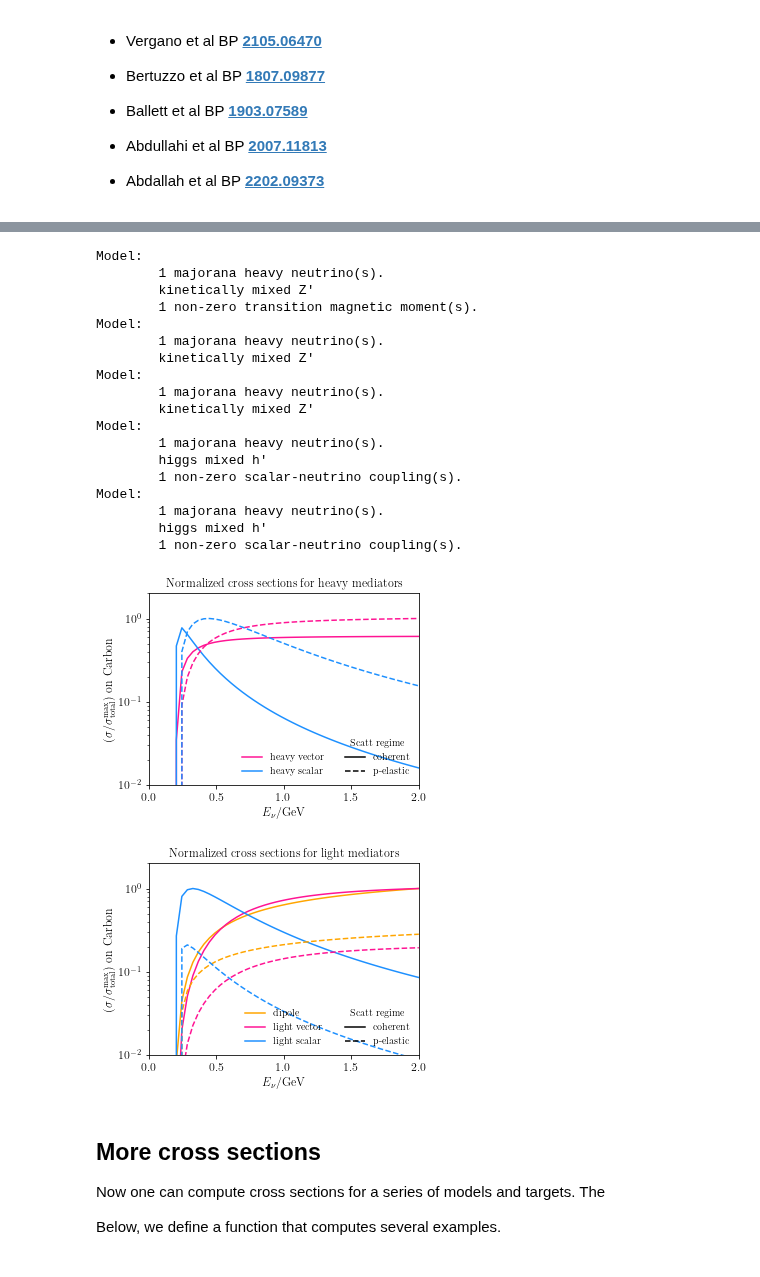
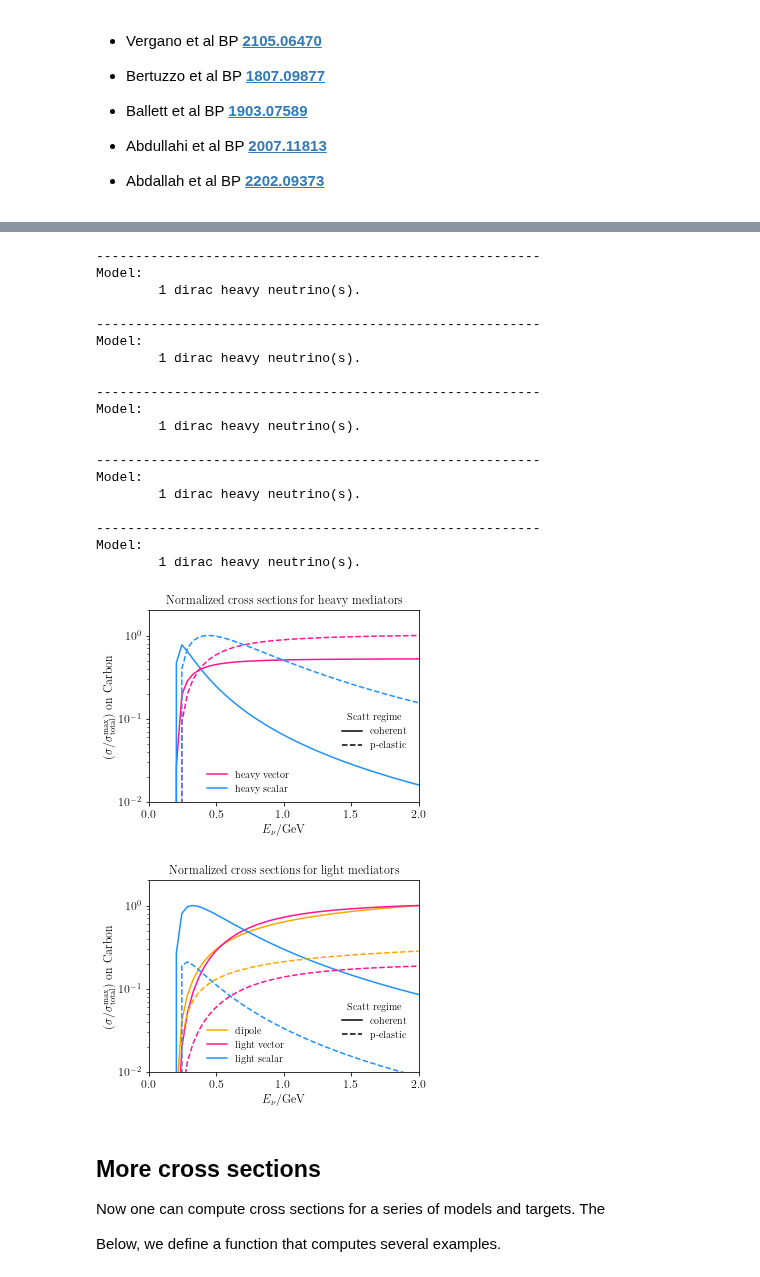
Before and after one commit to mhostert/DarkNews-generator, a Jupyter notebook: examples/Example_1_total_xsecs.ipynb, the cells around one changed output, grey strips where cells are left out. Saved outputs shown, nothing was run; the diff lists cells and outputs as text; code cells hidden in the pictures.

Commit message:
optimize the model class and interface with GenLauncher, and added name

```diff
--- a/examples/Example_1_total_xsecs.ipynb
+++ b/examples/Example_1_total_xsecs.ipynb
@@ -213,10 +215,10 @@ plt.savefig("plots/example_2_xsec.pdf",dpi=400)
 # %%
 # create models
-dipole   = dn.model.create_3portal_HNL_model(name='dipole', m4 = 0.200, mu_tr_mu4=1e-6)
-vector_h   = dn.model.create_3portal_HNL_model(name='heavy vector', m4 = 0.200, epsilon=1e-3, Umu4=1e-3, mzprime=1.25)
-vector_l   = dn.model.create_3portal_HNL_model(name='light vector', m4 = 0.200, epsilon=1e-3, Umu4=1e-3, mzprime=0.03)
-scalar_h   = dn.model.create_3portal_HNL_model(name='heavy scalar', m4 = 0.200, s_mu4=1e-3, Umu4=0.0, theta=1e-3, mhprime=1.25, epsilon=0.0, gD=0.0)
-scalar_l   = dn.model.create_3portal_HNL_model(name='light scalar', m4 = 0.200, s_mu4=1e-3, Umu4=0.0, theta=1e-3, mhprime=0.03, epsilon=0.0, gD=0.0)
+dipole   = dn.model.ThreePortalModel(name='dipole', m4 = 0.200, mu_tr_mu4=1e-6)
+vector_h   = dn.model.ThreePortalModel(name='heavy vector', m4 = 0.200, epsilon=1e-3, Umu4=1e-3, mzprime=1.25)
+vector_l   = dn.model.ThreePortalModel(name='light vector', m4 = 0.200, epsilon=1e-3, Umu4=1e-3, mzprime=0.03)
+scalar_h   = dn.model.ThreePortalModel(name='heavy scalar', m4 = 0.200, s_mu4=1e-3, Umu4=0.0, theta=1e-3, mhprime=1.25, epsilon=0.0, gD=0.0)
+scalar_l   = dn.model.ThreePortalModel(name='light scalar', m4 = 0.200, s_mu4=1e-3, Umu4=0.0, theta=1e-3, mhprime=0.03, epsilon=0.0, gD=0.0)
 
 # dipole interaction flips helicity while dark photon conserves it -- the other helicity channel can be computed, but will be subdominant.
 common_kwargs = {'nu_projectile': pdg.numu, 'scattering_regime': 'coherent', 'nuclear_target': C12}
@@ -233,24 +235,25 @@ calculator_vector_l_pel   = dn.UpscatteringProcess(TheoryModel = vector_l, nu_up
 calculator_scalar_h_pel = dn.UpscatteringProcess(TheoryModel = scalar_h, nu_upscattered=scalar_h.neutrino4, helicity = 'flipping', **common_kwargs)
 calculator_scalar_l_pel = dn.UpscatteringProcess(TheoryModel = scalar_l, nu_upscattered=scalar_l.neutrino4, helicity = 'flipping', **common_kwargs)
 # %% [output]
+---------------------------------------------------------
 Model:
-        1 majorana heavy neutrino(s).
-        kinetically mixed Z'
-        1 non-zero transition magnetic moment(s).
+        1 dirac heavy neutrino(s).
+
+---------------------------------------------------------
 Model:
-        1 majorana heavy neutrino(s).
-        kinetically mixed Z'
+        1 dirac heavy neutrino(s).
+
+---------------------------------------------------------
 Model:
-        1 majorana heavy neutrino(s).
-        kinetically mixed Z'
+        1 dirac heavy neutrino(s).
+
+---------------------------------------------------------
 Model:
-        1 majorana heavy neutrino(s).
-        higgs mixed h'
-        1 non-zero scalar-neutrino coupling(s).
+        1 dirac heavy neutrino(s).
+
+---------------------------------------------------------
 Model:
-        1 majorana heavy neutrino(s).
-        higgs mixed h'
-        1 non-zero scalar-neutrino coupling(s).
+        1 dirac heavy neutrino(s).
 # %%
 Enu_range=np.linspace(0,2,50)
 
@@ -262,35 +265,35 @@ scalar_l_xs = (calculator_scalar_l.total_xsec(Enu_range, NEVAL=1000, NINT=10), c
 # %%
 fig, ax = dn.plot_tools.std_fig(ax_form=[0.2,0.15,0.75,0.74], figsize=(5,3.6))
 
 
 l2,= ax.plot(Enu_range, vector_h_xs[0]/np.max(vector_h_xs), label=vector_h.name.replace("_"," "), c='deeppink')
 l4,= ax.plot(Enu_range, scalar_h_xs[0]/np.max(scalar_h_xs), label=scalar_h.name.replace("_"," "), c='dodgerblue')
 
 ax.plot(Enu_range, vector_h_xs[1]/np.max(vector_h_xs), ls='--', c='deeppink')
 ax.plot(Enu_range, scalar_h_xs[1]/np.max(scalar_h_xs), ls='--', c='dodgerblue')
 
 
 # ax.set_xscale("log")
 ax.set_yscale("log")
 ax.legend(frameon=False, loc='upper right')
 ax.set_xlim(min(Enu_range), max(Enu_range))
 ax.set_ylim(1e-2,2)
 
 
 proxy, = plt.plot([0,0],[0,0],linestyle='-',color='black')
 proxy2, = plt.plot([0,0],[0,0],linestyle='--',color='black')
-leg = ax.legend(handles=[l2,l4], frameon=False, loc = "lower center", title=r'')
-leg2 = ax.legend([proxy,proxy2], [r"coherent",r"p-elastic"], frameon=False, loc = "lower right", title=r'Scatt regime')
+leg = ax.legend(handles=[l2,l4], frameon=False, loc = (0.2,0.025), title=r'')
+leg2 = ax.legend([proxy,proxy2], [r"coherent",r"p-elastic"], frameon=False, loc = (0.7,0.25), title=r'Scatt regime')
 ax.add_artist(leg)
 ax.set_title(r"Normalized cross sections for heavy mediators")
 
 
 ax.set_xlabel(r'$E_\nu$/GeV')
 ax.set_ylabel(r'$(\sigma/\sigma^{\rm max}_{\rm total}$) on Carbon')
 
 dn.plot_tools.std_savefig(fig, "plots/example_2_xsec_int_type_heavy.png",dpi=400)
 # %% [output]
-[figure, old version]
+[figure, new version]
 # %%
 fig, ax = dn.plot_tools.std_fig(ax_form=[0.2,0.15,0.75,0.74], figsize=(5,3.6))
 
@@ -311,8 +314,8 @@ ax.set_ylim(1e-2,2)
 
 proxy, = plt.plot([0,0],[0,0],linestyle='-',color='black')
 proxy2, = plt.plot([0,0],[0,0],linestyle='--',color='black')
-leg = ax.legend(handles=[l1,l3,l5], frameon=False, loc = "lower center", title=r'')
-leg2 = ax.legend([proxy,proxy2], [r"coherent",r"p-elastic"], frameon=False, loc = "lower right", title=r'Scatt regime')
+leg = ax.legend(handles=[l1,l3,l5], frameon=False, loc = (0.2,0.025), title=r'')
+leg2 = ax.legend([proxy,proxy2], [r"coherent",r"p-elastic"], frameon=False, loc = (0.7,0.15), title=r'Scatt regime')
 ax.add_artist(leg)
 ax.set_title(r"Normalized cross sections for light mediators")
 
@@ -321,7 +324,7 @@ ax.set_ylabel(r'$(\sigma/\sigma^{\rm max}_{\rm total}$) on Carbon')
 
 dn.plot_tools.std_savefig(fig, "plots/example_2_xsec_int_type_light.png",dpi=400)
 # %% [output]
-[figure, old version]
+[figure, new version]
 # %% [markdown]
 ## More cross sections
 
```
Also changed, not shown: parts of 11 cells of this notebook, 15 other files.
